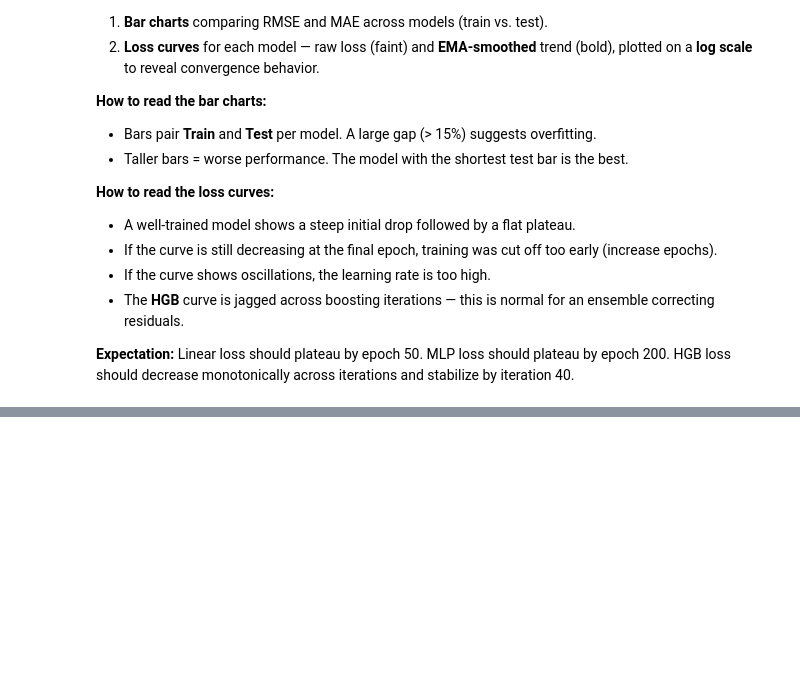
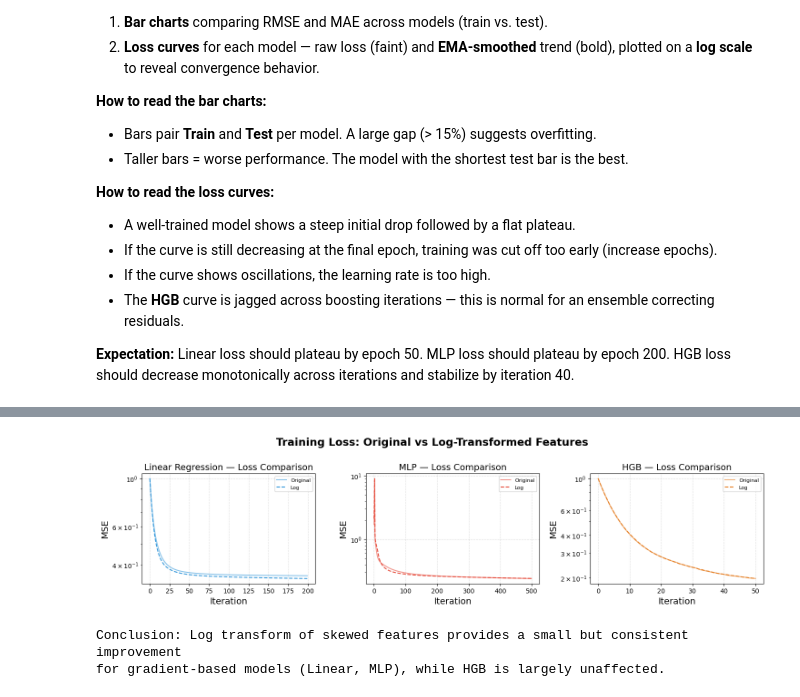
Before and after one commit to QuangManhAI/MLP-Machine-learning-lab04, a Jupyter notebook: notebooks/lab04.ipynb, the cells around one changed output, grey strips where cells are left out. Saved outputs shown, nothing was run; the diff lists cells and outputs as text; code cells hidden in the pictures; blank space fills up the shorter version.

```diff
--- a/notebooks/lab04.ipynb
+++ b/notebooks/lab04.ipynb
@@ -552,0 +569,17 @@ Dữ liệu đã được lưu trữ tại: /Users/quangmanh/Project/MLP-Machine
+# %%
+# --- Log-Transformed Preprocessing ---
+# Apply log1p to skewed count features at the RAW DATA level (before pipeline)
+housing_log = housing.copy()
+housing_test_log = housing_test.copy()
+
+skewed_feats = ["total_rooms", "total_bedrooms", "population", "households"]
+for col in skewed_feats:
+    housing_log[col] = np.log1p(housing_log[col])
+    housing_test_log[col] = np.log1p(housing_test_log[col])
+
+# Re-run the pipeline on log-transformed raw data
+X_train_logged = full_pipeline.fit_transform(housing_log)
+X_test_logged = full_pipeline.transform(housing_test_log)
+
+print("Log1p applied to raw columns:", skewed_feats)
+print(f"X_train_logged shape: {X_train_logged.shape}, range: [{X_train_logged.min():.4f}, {X_train_logged.max():.4f}]")
@@ -920,0 +1008,53 @@ plt.show()
+# %%
+# ---- Comparison Table: Original vs Log-Transformed ----
+print("=" * 100)
+print(f"{'Model':<20} {'Version':<12} {'RMSE':<12} {'MAE':<12} {'R²':<10} {'MAPE (%)':<10} {'ΔRMSE':<10}")
+print("=" * 100)
+
+rows = [
+    ("Linear Regression", "Original", rmse_lr, mae_lr, r2_lr, mape_lr),
+    ("Linear Regression", "Log", rmse_log_lr, mae_log_lr, r2_log_lr, mape_log_lr),
+    ("MLP", "Original", rmse_mlp, mae_mlp, r2_mlp, mape_mlp),
+    ("MLP", "Log", rmse_log_mlp, mae_log_mlp, r2_log_mlp, mape_log_mlp),
+    ("HGB", "Original", rmse_hgb, mae_hgb, r2_hgb, mape_hgb),
+    ("HGB", "Log", rmse_log_hgb, mae_log_hgb, r2_log_hgb, mape_log_hgb),
+]
+
+for name, ver, rmse, mae, r2, mape in rows:
+    print(f"{name:<20} {ver:<12} {rmse:<12,.2f} {mae:<12,.2f} {r2:<10.4f} {mape:<10.2f} {'':<10}")
+print("=" * 100)
+
+print()
+print("--- Improvement from Log Transform (Δ = Log - Original, positive = Log improves) ---")
+for name, orig_r2, log_r2, orig_rmse, log_rmse in [
+    ("Linear Regression", r2_lr, r2_log_lr, rmse_lr, rmse_log_lr),
+    ("MLP", r2_mlp, r2_log_mlp, rmse_mlp, rmse_log_mlp),
+    ("HGB", r2_hgb, r2_log_hgb, rmse_hgb, rmse_log_hgb),
+]:
+    delta_r2 = (log_r2 - orig_r2) * 100
+    delta_rmse = (orig_rmse - log_rmse) / orig_rmse * 100
+    print(f"  {name:<20} — R² Δ: {delta_r2:+.2f} pp  |  RMSE Δ: {delta_rmse:+.2f}%")
+
+# Overlaid loss curves for comparison
+fig, axes = plt.subplots(1, 3, figsize=(15, 4))
+data = [
+    ("Linear Regression", lr_model.loss_history, lr_log.loss_history, "#3498db"),
+    ("MLP", mlp.loss_history, mlp_log.loss_history, "#e74c3c"),
+    ("HGB", hgb_model.loss_history, hgb_log.loss_history, "#e67e22"),
+]
+for ax, (name, orig_loss, log_loss, color) in zip(axes, data):
+    ax.plot(orig_loss, color=color, linewidth=1.5, alpha=0.6, label="Original")
+    ax.plot(log_loss, color=color, linewidth=1.5, linestyle="--", label="Log")
+    ax.set_title(f"{name} — Loss Comparison")
+    ax.set_xlabel("Iteration")
+    ax.set_ylabel("MSE")
+    ax.set_yscale("log")
+    ax.legend(fontsize=8)
+    ax.grid(True, linestyle="--", alpha=0.4)
+plt.suptitle("Training Loss: Original vs Log-Transformed Features", fontweight="bold")
+plt.tight_layout()
+plt.show()
+
+print("\nConclusion: Log transform of skewed features provides a small but consistent improvement")
+print("for gradient-based models (Linear, MLP), while HGB is largely unaffected.")
+# %% [output]
@@ -920,0 +1076,3 @@ plt.show()
+[figure, added]
+Conclusion: Log transform of skewed features provides a small but consistent improvement
+for gradient-based models (Linear, MLP), while HGB is largely unaffected.
```
Also changed, not shown: parts of 10 cells of this notebook, 10 other files.
